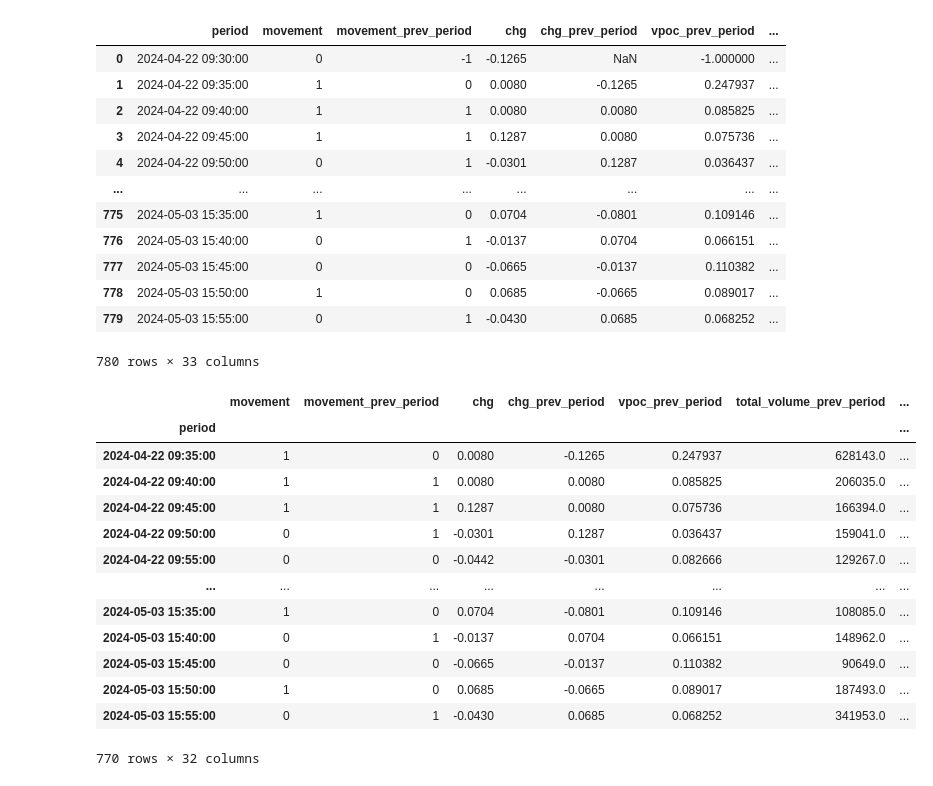
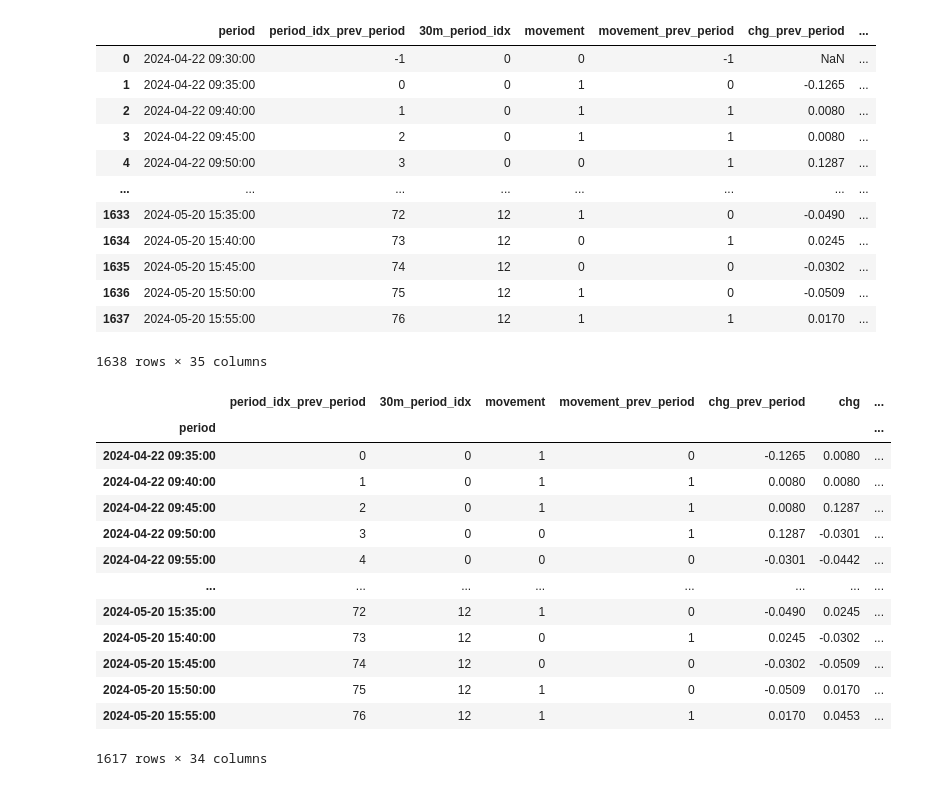
Before and after one commit to zeyad-kay/Intraday, a Jupyter notebook: feature_engineering_v4.ipynb, the cells around one changed output. Cells and saved outputs as stored; diff of their text form; code cells hidden in the pictures.

```diff
--- a/feature_engineering_v4.ipynb
+++ b/feature_engineering_v4.ipynb
@@ -4,7 +4,7 @@ import datetime as dt
 from sklearn.preprocessing import LabelEncoder
 import numpy as np
 # %%
-df = pd.read_csv('historical_spy_trades_agg.csv')
+df = pd.read_csv('historical_spy_trades_agg_v3.csv')
 df
 # %% [output]
 |  | period | movement | chg | vpoc | total_volume | vpoc_price | tpoc_price | open | high | low | ... |
@@ -47,3 +47,9 @@ fig = go.Figure(data=[go.Candlestick(x=df1.index,
                 go.Scatter(x=df1.index, y=df1.tpoc_price, mode="markers",marker=dict(size=10, symbol="arrow-right", color='violet'))
                 ],layout=layout)
 fig.show()
+# %%
+df.period = pd.to_datetime(df.period)
+encoder = LabelEncoder()
+df.insert(1,'period_idx', encoder.fit_transform(df.period.dt.time))
+df.insert(2,'30m_period_idx', pd.cut(df['period_idx'],13,labels=[str(i) for i in range(13)]))
+df
@@ -50,42 +70,43 @@ fig.show()
 # %%
-df.iloc[:,3:] = df.iloc[:,3:].shift(1,fill_value=-1)
-df = df.rename(columns={c: c+"_prev_period" for c in df.columns if c not in ['period','movement','chg']})
-df.insert(2,'movement_prev_period',df.movement.shift(1, fill_value=-1))
-df.insert(4,'chg_prev_period',df.chg.shift(1))
+cols_not_to_shift = ["period","30m_period_idx","movement","chg"]
+df.iloc[:,~df.columns.isin(cols_not_to_shift)] = df.iloc[:,~df.columns.isin(cols_not_to_shift)].shift(1,fill_value=-1)
+df = df.rename(columns={c: c+"_prev_period" for c in df.columns if c not in cols_not_to_shift})
+df.insert(4,'movement_prev_period',df.movement.shift(1, fill_value=-1))
+df.insert(5,'chg_prev_period',df.chg.shift(1))
 df
 # %% [output]
-|  | period | movement | movement_prev_period | chg | chg_prev_period | vpoc_prev_period | ... |
-| 0 | 2024-04-22 09:30:00 | 0 | -1 | -0.1265 | NaN | -1.000000 | ... |
-| 1 | 2024-04-22 09:35:00 | 1 | 0 | 0.0080 | -0.1265 | 0.247937 | ... |
-| 2 | 2024-04-22 09:40:00 | 1 | 1 | 0.0080 | 0.0080 | 0.085825 | ... |
-| 3 | 2024-04-22 09:45:00 | 1 | 1 | 0.1287 | 0.0080 | 0.075736 | ... |
-| 4 | 2024-04-22 09:50:00 | 0 | 1 | -0.0301 | 0.1287 | 0.036437 | ... |
+|  | period | period_idx_prev_period | 30m_period_idx | movement | movement_prev_period | chg_prev_period | ... |
+| 0 | 2024-04-22 09:30:00 | -1 | 0 | 0 | -1 | NaN | ... |
+| 1 | 2024-04-22 09:35:00 | 0 | 0 | 1 | 0 | -0.1265 | ... |
+| 2 | 2024-04-22 09:40:00 | 1 | 0 | 1 | 1 | 0.0080 | ... |
+| 3 | 2024-04-22 09:45:00 | 2 | 0 | 1 | 1 | 0.0080 | ... |
+| 4 | 2024-04-22 09:50:00 | 3 | 0 | 0 | 1 | 0.1287 | ... |
 | ... | ... | ... | ... | ... | ... | ... | ... |
-| 775 | 2024-05-03 15:35:00 | 1 | 0 | 0.0704 | -0.0801 | 0.109146 | ... |
-| 776 | 2024-05-03 15:40:00 | 0 | 1 | -0.0137 | 0.0704 | 0.066151 | ... |
-| 777 | 2024-05-03 15:45:00 | 0 | 0 | -0.0665 | -0.0137 | 0.110382 | ... |
-| 778 | 2024-05-03 15:50:00 | 1 | 0 | 0.0685 | -0.0665 | 0.089017 | ... |
-| 779 | 2024-05-03 15:55:00 | 0 | 1 | -0.0430 | 0.0685 | 0.068252 | ... |
+| 1633 | 2024-05-20 15:35:00 | 72 | 12 | 1 | 0 | -0.0490 | ... |
+| 1634 | 2024-05-20 15:40:00 | 73 | 12 | 0 | 1 | 0.0245 | ... |
+| 1635 | 2024-05-20 15:45:00 | 74 | 12 | 0 | 0 | -0.0302 | ... |
+| 1636 | 2024-05-20 15:50:00 | 75 | 12 | 1 | 0 | -0.0509 | ... |
+| 1637 | 2024-05-20 15:55:00 | 76 | 12 | 1 | 1 | 0.0170 | ... |
-780 rows × 33 columns
+1638 rows × 35 columns
 # %%
-df = df[~df['period'].str.contains('09:30:00')].dropna().set_index('period')
+df = df[df['period'].dt.time != dt.time(9,30,0)].dropna().set_index('period')
 df.index = pd.to_datetime(df.index)
 df
 # %% [output]
-|  | movement | movement_prev_period | chg | chg_prev_period | vpoc_prev_period | total_volume_prev_period | ... |
+|  | period_idx_prev_period | 30m_period_idx | movement | movement_prev_period | chg_prev_period | chg | ... |
 | period |  |  |  |  |  |  | ... |
-| 2024-04-22 09:35:00 | 1 | 0 | 0.0080 | -0.1265 | 0.247937 | 628143.0 | ... |
-| 2024-04-22 09:40:00 | 1 | 1 | 0.0080 | 0.0080 | 0.085825 | 206035.0 | ... |
-| 2024-04-22 09:45:00 | 1 | 1 | 0.1287 | 0.0080 | 0.075736 | 166394.0 | ... |
-| 2024-04-22 09:50:00 | 0 | 1 | -0.0301 | 0.1287 | 0.036437 | 159041.0 | ... |
-| 2024-04-22 09:55:00 | 0 | 0 | -0.0442 | -0.0301 | 0.082666 | 129267.0 | ... |
+| 2024-04-22 09:35:00 | 0 | 0 | 1 | 0 | -0.1265 | 0.0080 | ... |
+| 2024-04-22 09:40:00 | 1 | 0 | 1 | 1 | 0.0080 | 0.0080 | ... |
+| 2024-04-22 09:45:00 | 2 | 0 | 1 | 1 | 0.0080 | 0.1287 | ... |
+| 2024-04-22 09:50:00 | 3 | 0 | 0 | 1 | 0.1287 | -0.0301 | ... |
+| 2024-04-22 09:55:00 | 4 | 0 | 0 | 0 | -0.0301 | -0.0442 | ... |
 | ... | ... | ... | ... | ... | ... | ... | ... |
-| 2024-05-03 15:35:00 | 1 | 0 | 0.0704 | -0.0801 | 0.109146 | 108085.0 | ... |
-| 2024-05-03 15:40:00 | 0 | 1 | -0.0137 | 0.0704 | 0.066151 | 148962.0 | ... |
-| 2024-05-03 15:45:00 | 0 | 0 | -0.0665 | -0.0137 | 0.110382 | 90649.0 | ... |
-| 2024-05-03 15:50:00 | 1 | 0 | 0.0685 | -0.0665 | 0.089017 | 187493.0 | ... |
-| 2024-05-03 15:55:00 | 0 | 1 | -0.0430 | 0.0685 | 0.068252 | 341953.0 | ... |
+| 2024-05-20 15:35:00 | 72 | 12 | 1 | 0 | -0.0490 | 0.0245 | ... |
+| 2024-05-20 15:40:00 | 73 | 12 | 0 | 1 | 0.0245 | -0.0302 | ... |
+| 2024-05-20 15:45:00 | 74 | 12 | 0 | 0 | -0.0302 | -0.0509 | ... |
+| 2024-05-20 15:50:00 | 75 | 12 | 1 | 0 | -0.0509 | 0.0170 | ... |
+| 2024-05-20 15:55:00 | 76 | 12 | 1 | 1 | 0.0170 | 0.0453 | ... |
-770 rows × 32 columns
+1617 rows × 34 columns
 # %%
 historical_spy_trades = pd.read_csv('historical_spy_trades.csv',index_col=0)
 historical_spy_trades.index = pd.to_datetime(historical_spy_trades.index)
```
Also changed, not shown: parts of 10 cells of this notebook, 3 other files.
